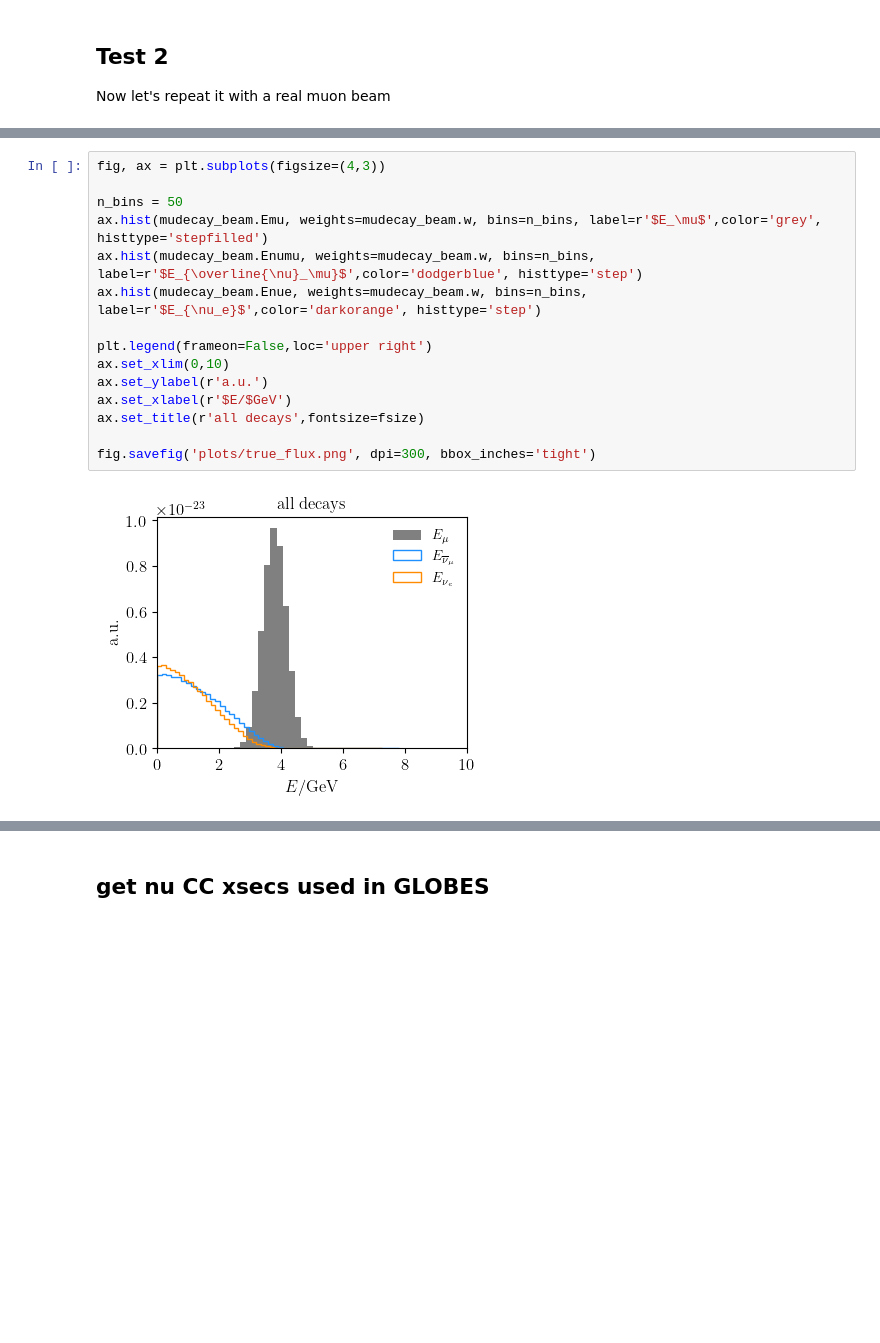
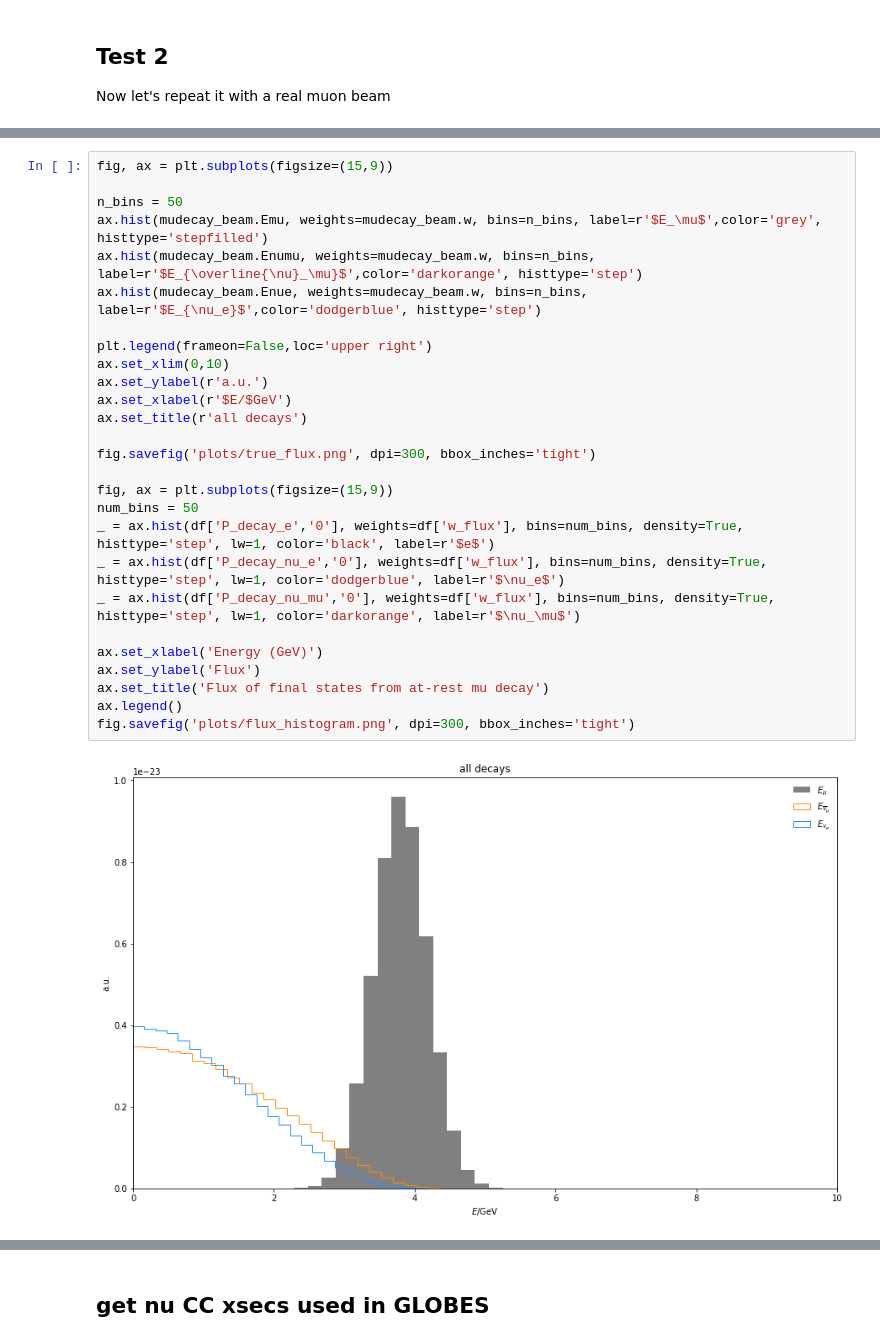
Before and after one commit to mhostert/BIN_MC, a Jupyter notebook: LBL_example_flux.ipynb, the cells around one changed output, grey strips where cells are left out. Cells and saved outputs as stored; diff of their text form; blank space fills up the shorter version.

```diff
--- a/LBL_example_flux.ipynb
+++ b/LBL_example_flux.ipynb
@@ -82,17 +156,29 @@ Detector acceptance: 0.37606670602983355  for nue, and 0.3742177724393008 for nu
 # %%
-fig, ax = plt.subplots(figsize=(4,3))
+fig, ax = plt.subplots(figsize=(15,9))
 
 n_bins = 50
 ax.hist(mudecay_beam.Emu, weights=mudecay_beam.w, bins=n_bins, label=r'$E_\mu$',color='grey', histtype='stepfilled')
-ax.hist(mudecay_beam.Enumu, weights=mudecay_beam.w, bins=n_bins, label=r'$E_{\overline{\nu}_\mu}$',color='dodgerblue', histtype='step')
-ax.hist(mudecay_beam.Enue, weights=mudecay_beam.w, bins=n_bins, label=r'$E_{\nu_e}$',color='darkorange', histtype='step')
+ax.hist(mudecay_beam.Enumu, weights=mudecay_beam.w, bins=n_bins, label=r'$E_{\overline{\nu}_\mu}$',color='darkorange', histtype='step')
+ax.hist(mudecay_beam.Enue, weights=mudecay_beam.w, bins=n_bins, label=r'$E_{\nu_e}$',color='dodgerblue', histtype='step')
 
 plt.legend(frameon=False,loc='upper right')
 ax.set_xlim(0,10)
 ax.set_ylabel(r'a.u.')
 ax.set_xlabel(r'$E/$GeV')
-ax.set_title(r'all decays',fontsize=fsize)
+ax.set_title(r'all decays')
 
 fig.savefig('plots/true_flux.png', dpi=300, bbox_inches='tight')
+
+fig, ax = plt.subplots(figsize=(15,9))
+num_bins = 50
+_ = ax.hist(df['P_decay_e','0'], weights=df['w_flux'], bins=num_bins, density=True, histtype='step', lw=1, color='black', label=r'$e$')
+_ = ax.hist(df['P_decay_nu_e','0'], weights=df['w_flux'], bins=num_bins, density=True, histtype='step', lw=1, color='dodgerblue', label=r'$\nu_e$')
+_ = ax.hist(df['P_decay_nu_mu','0'], weights=df['w_flux'], bins=num_bins, density=True, histtype='step', lw=1, color='darkorange', label=r'$\nu_\mu$')
+
+ax.set_xlabel('Energy (GeV)')
+ax.set_ylabel('Flux')
+ax.set_title('Flux of final states from at-rest mu decay')
+ax.legend()
+fig.savefig('plots/flux_histogram.png', dpi=300, bbox_inches='tight')
 # %% [output]
-[figure, old version]
+[figure, new version]
```
Also changed, not shown: parts of 10 cells of this notebook.
